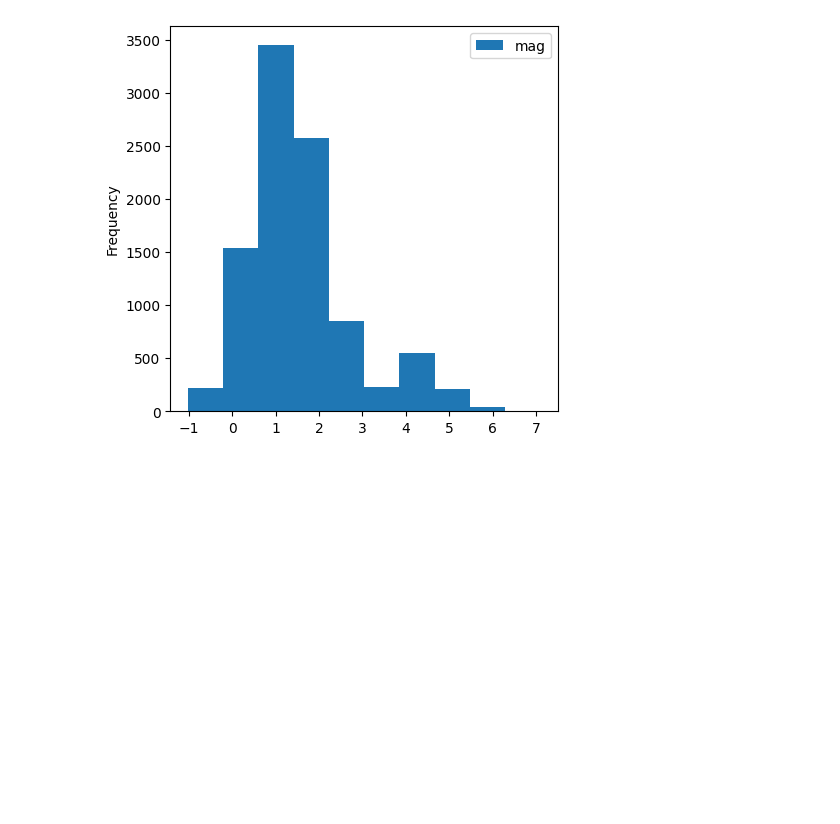
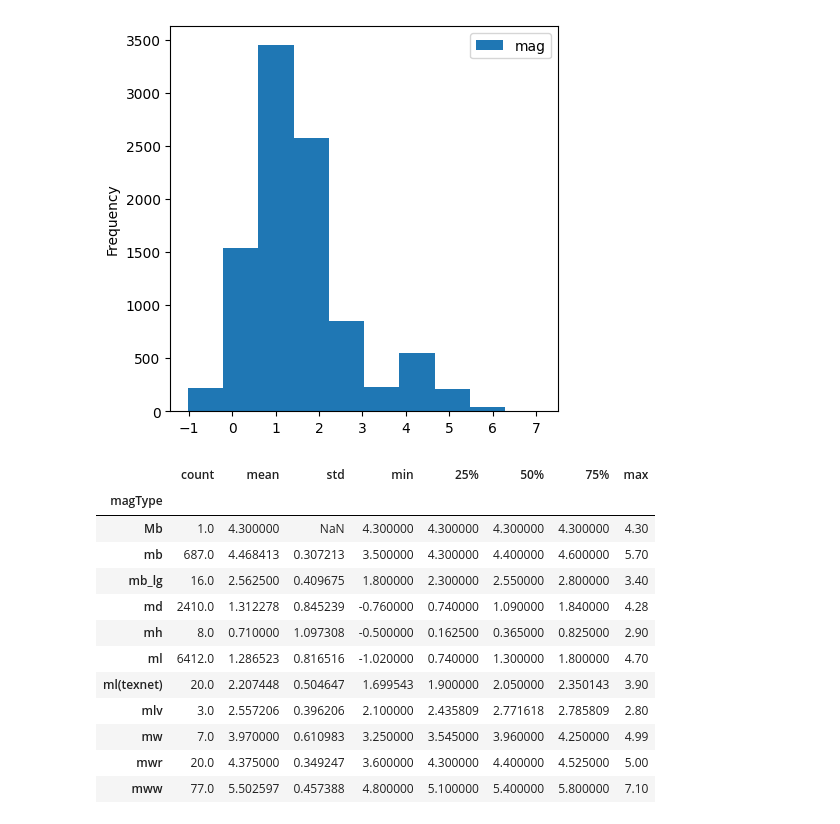
Before and after one commit to kieranthakkar/data_science, a Jupyter notebook: assignments/Week3/earthquakeNotebook.ipynb, the cells around one changed output. Saved outputs shown, nothing was run; the diff lists cells and outputs as text; code cells hidden in the pictures; blank space fills up the shorter version.

```diff
--- a/assignments/Week3/earthquakeNotebook.ipynb
+++ b/assignments/Week3/earthquakeNotebook.ipynb
@@ -88,3 +108,20 @@ plt.show()
 plot = df.plot.hist(y="mag", figsize=(5, 5))
 # %% [output]
 [figure]
+# %%
+grouped = df.groupby(["magType"])
+grouped["mag"].describe()
+# %% [output]
+|  | count | mean | std | min | 25% | 50% | 75% | max |
+| magType |  |  |  |  |  |  |  |  |
+| Mb | 1.0 | 4.300000 | NaN | 4.300000 | 4.300000 | 4.300000 | 4.300000 | 4.30 |
+| mb | 687.0 | 4.468413 | 0.307213 | 3.500000 | 4.300000 | 4.400000 | 4.600000 | 5.70 |
+| mb_lg | 16.0 | 2.562500 | 0.409675 | 1.800000 | 2.300000 | 2.550000 | 2.800000 | 3.40 |
+| md | 2410.0 | 1.312278 | 0.845239 | -0.760000 | 0.740000 | 1.090000 | 1.840000 | 4.28 |
+| mh | 8.0 | 0.710000 | 1.097308 | -0.500000 | 0.162500 | 0.365000 | 0.825000 | 2.90 |
+| ml | 6412.0 | 1.286523 | 0.816516 | -1.020000 | 0.740000 | 1.300000 | 1.800000 | 4.70 |
+| ml(texnet) | 20.0 | 2.207448 | 0.504647 | 1.699543 | 1.900000 | 2.050000 | 2.350143 | 3.90 |
+| mlv | 3.0 | 2.557206 | 0.396206 | 2.100000 | 2.435809 | 2.771618 | 2.785809 | 2.80 |
+| mw | 7.0 | 3.970000 | 0.610983 | 3.250000 | 3.545000 | 3.960000 | 4.250000 | 4.99 |
+| mwr | 20.0 | 4.375000 | 0.349247 | 3.600000 | 4.300000 | 4.400000 | 4.525000 | 5.00 |
+| mww | 77.0 | 5.502597 | 0.457388 | 4.800000 | 5.100000 | 5.400000 | 5.800000 | 7.10 |
```
Also changed, not shown: parts of 3 cells of this notebook.
